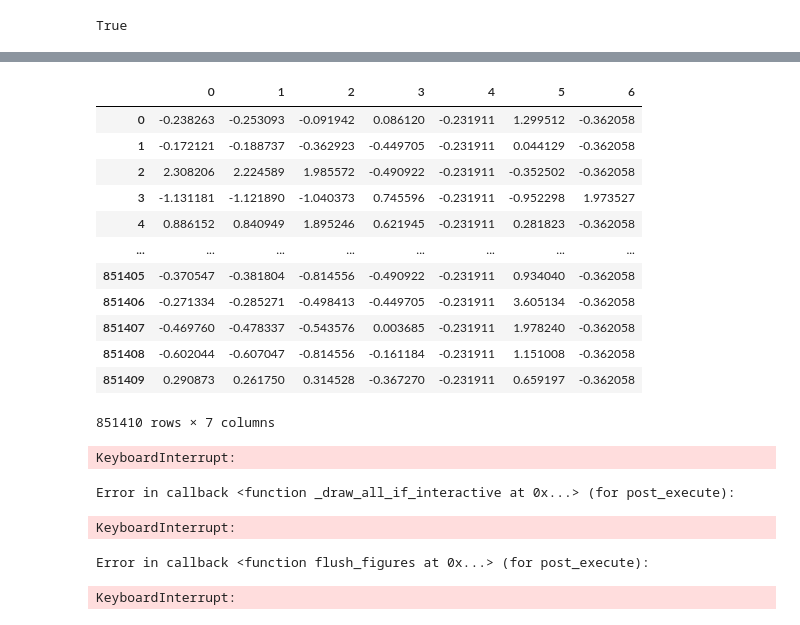
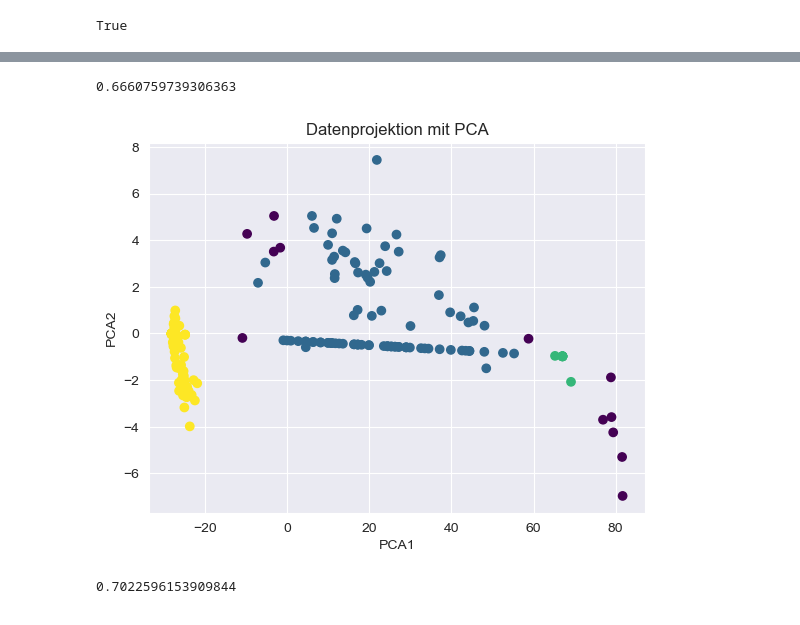
Before and after one commit to dgojny/Datenanalyse-in-Unternehmen, a Jupyter notebook: muster_cluster.ipynb, the cells around one changed output, grey strips where cells are left out. Drawn from its saved outputs; the diff is of its cells as text; code cells hidden in the pictures.

Commit message:
finished script for traffic patters cluster

```diff
--- a/muster_cluster.ipynb
+++ b/muster_cluster.ipynb
@@ -121,31 +148,30 @@ BrokenProcessPool: A process in the process pool was terminated abruptly while t
+# %%
+dbscan = DBSCAN(eps=8.07, min_samples=8, metric="euclidean")
+labels = dbscan.fit_predict(time_series_data_normalized)
+
+sil_score = silhouette_score(time_series_data_normalized, labels)
+sil_score
+# %% [output]
+0.6660759739306363
 # %%
-df = pd.DataFrame(X_scaled)
-df
+pca = PCA(n_components=2)
+reduced_data = pca.fit_transform(time_series_data_normalized)
+
+plt.scatter(reduced_data[:, 0], reduced_data[:, 1], c=labels, cmap="viridis")
+plt.title("Datenprojektion mit PCA")
+plt.xlabel("PCA1")
+plt.ylabel("PCA2")
+plt.show()
 # %% [output]
-|  | 0 | 1 | 2 | 3 | 4 | 5 | 6 |
-| 0 | -0.238263 | -0.253093 | -0.091942 | 0.086120 | -0.231911 | 1.299512 | -0.362058 |
-| 1 | -0.172121 | -0.188737 | -0.362923 | -0.449705 | -0.231911 | 0.044129 | -0.362058 |
-| 2 | 2.308206 | 2.224589 | 1.985572 | -0.490922 | -0.231911 | -0.352502 | -0.362058 |
-| 3 | -1.131181 | -1.121890 | -1.040373 | 0.745596 | -0.231911 | -0.952298 | 1.973527 |
-| 4 | 0.886152 | 0.840949 | 1.895246 | 0.621945 | -0.231911 | 0.281823 | -0.362058 |
-| ... | ... | ... | ... | ... | ... | ... | ... |
-| 851405 | -0.370547 | -0.381804 | -0.814556 | -0.490922 | -0.231911 | 0.934040 | -0.362058 |
-| 851406 | -0.271334 | -0.285271 | -0.498413 | -0.449705 | -0.231911 | 3.605134 | -0.362058 |
-| 851407 | -0.469760 | -0.478337 | -0.543576 | 0.003685 | -0.231911 | 1.978240 | -0.362058 |
-| 851408 | -0.602044 | -0.607047 | -0.814556 | -0.161184 | -0.231911 | 1.151008 | -0.362058 |
-| 851409 | 0.290873 | 0.261750 | 0.314528 | -0.367270 | -0.231911 | 0.659197 | -0.362058 |
-851410 rows × 7 columns
+[figure, added]
-# %%
-# 4. Clustering mit k-Means
-kmeans = KMeans(n_clusters=5, random_state=42)
-tmp_df['Cluster'] = kmeans.fit_predict(X_scaled)
-
-# 5. Ergebnisse visualisieren
-sns.pairplot(tmp_df, hue='Cluster', vars=features)
-plt.show()
-# %% [output]
-KeyboardInterrupt:
-Error in callback <function _draw_all_if_interactive at 0x...> (for post_execute):
-KeyboardInterrupt:
-Error in callback <function flush_figures at 0x...> (for post_execute):
-KeyboardInterrupt:
+# %%
+os.environ["OMP_NUM_THREADS"] = "2"
+n_clusters = 4
+
+kmeans = KMeans(n_clusters=n_clusters, n_init=10, random_state=42)
+labels = kmeans.fit_predict(time_series_data_normalized)
+
+sil_score = silhouette_score(time_series_data_normalized, labels)
+sil_score
+# %% [output]
+0.7022596153909844
```
Also changed, not shown: parts of 10 cells of this notebook, 1 other file.
